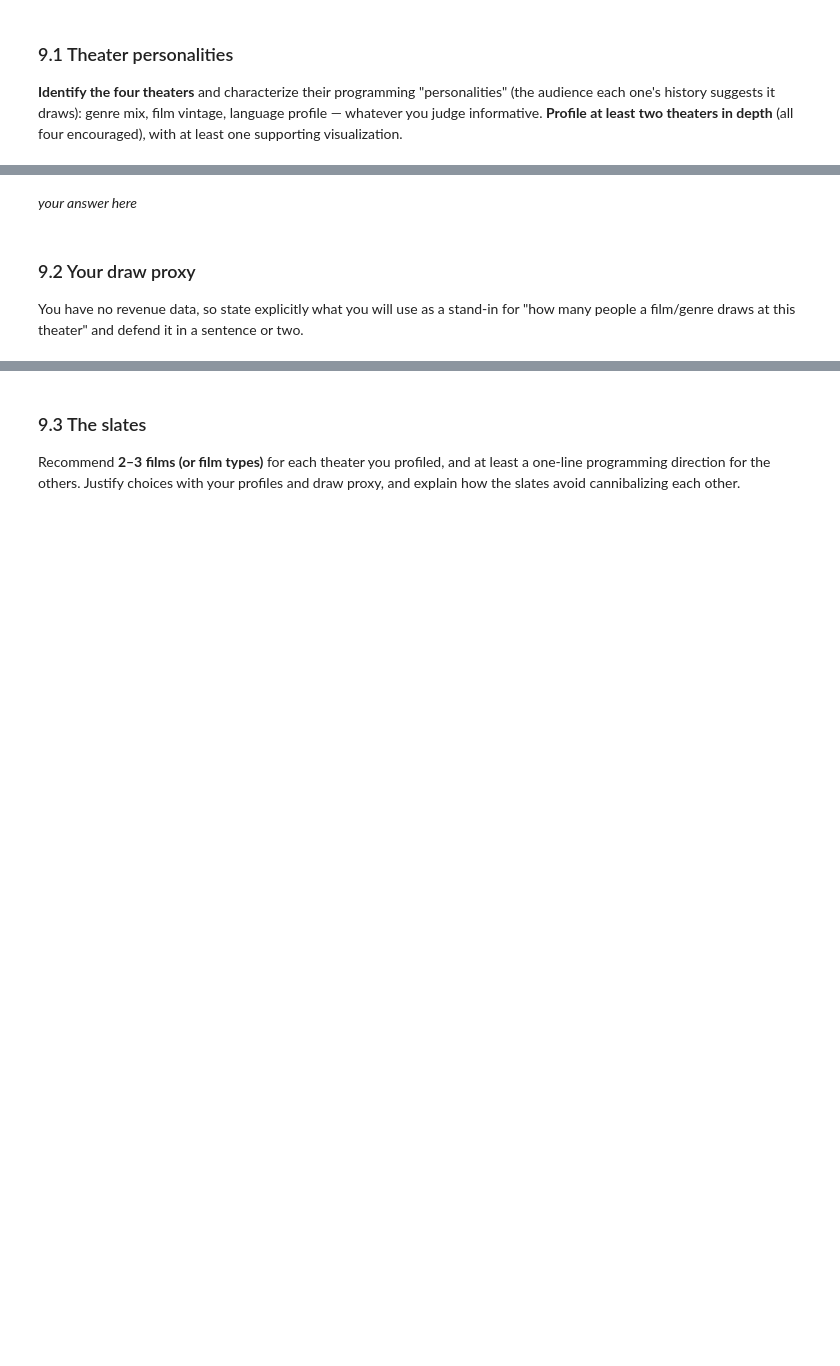
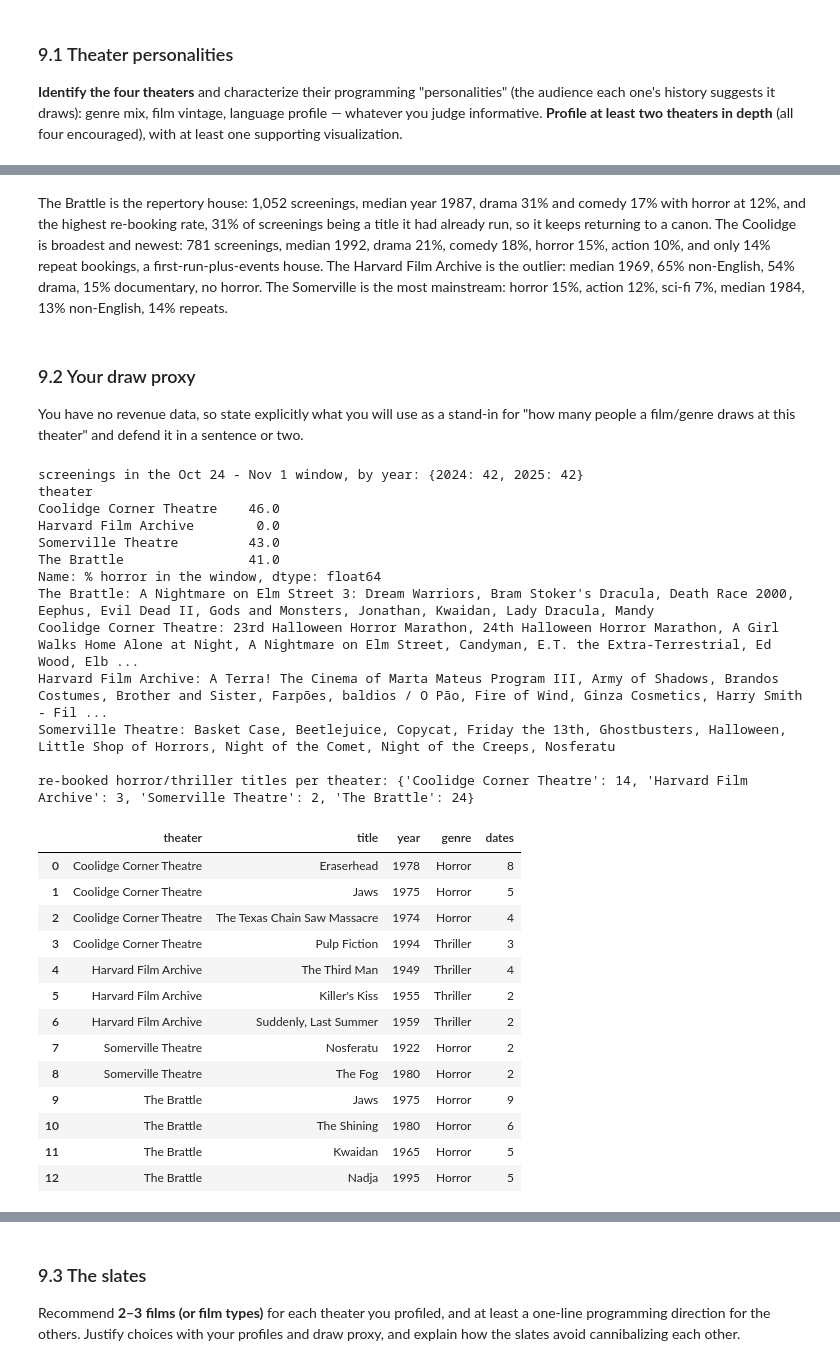
Before and after one commit to qqgjyx/AC-209A, a Jupyter notebook: homeworks/cs1090a_hw1/cs1090a_hw1.ipynb, the cells around one changed output, grey strips where cells are left out. Drawn from its saved outputs; the diff is of its cells as text; code cells hidden in the pictures; blank space fills up the shorter version.

```diff
--- a/homeworks/cs1090a_hw1/cs1090a_hw1.ipynb
+++ b/homeworks/cs1090a_hw1/cs1090a_hw1.ipynb
@@ -847,10 +1134,50 @@ Produce a recommendation, supported by your data. There is no single right answe
 # %% [markdown]
-*your answer here*
+The Brattle is the repertory house: 1,052 screenings, median year 1987, drama 31% and comedy 17% with horror at 12%, and the highest re-booking rate, 31% of screenings being a title it had already run, so it keeps returning to a canon. The Coolidge is broadest and newest: 781 screenings, median 1992, drama 21%, comedy 18%, horror 15%, action 10%, and only 14% repeat bookings, a first-run-plus-events house. The Harvard Film Archive is the outlier: median 1969, 65% non-English, 54% drama, 15% documentary, no horror. The Somerville is the most mainstream: horror 15%, action 12%, sci-fi 7%, median 1984, 13% non-English, 14% repeats.
 # %% [markdown]
 ### 9.2 Your draw proxy
 
 You have no revenue data, so state explicitly what you will use as a stand-in for "how many people a film/genre draws at this theater" and defend it in a sentence or two.
 # %%
 # your code here
-...
+d = four['screen_date']
+window = four[((d.dt.month == 10) & (d.dt.day >= 24)) | ((d.dt.month == 11) & (d.dt.day <= 1))]
+print('screenings in the Oct 24 - Nov 1 window, by year:', window['screen_date'].dt.year.value_counts().sort_index().to_dict())
+print(window.groupby('theater', observed=True)['genre'].apply(lambda s: (s == 'Horror').mean() * 100).round(0).rename('% horror in the window'))
+for t in top4:
+    print(f"{t}: {', '.join(sorted(set(window.loc[window['theater'] == t, 'title']))[:10])}")
+
+rebooked = (four[four['genre'].isin(['Horror', 'Thriller'])]
+            .groupby(['theater', 'title', 'year', 'genre'], observed=True)['screen_date'].nunique()
+            .rename('dates').reset_index().query('dates >= 2')
+            .sort_values(['theater', 'dates'], ascending=[True, False]))
+print('\nre-booked horror/thriller titles per theater:', rebooked.groupby('theater', observed=True).size().to_dict())
+display.display(rebooked.groupby('theater', observed=True).head(4).reset_index(drop=True))
+# %% [output]
+screenings in the Oct 24 - Nov 1 window, by year: {2024: 42, 2025: 42}
+theater
+Coolidge Corner Theatre    46.0
+Harvard Film Archive        0.0
+Somerville Theatre         43.0
+The Brattle                41.0
+Name: % horror in the window, dtype: float64
+The Brattle: A Nightmare on Elm Street 3: Dream Warriors, Bram Stoker's Dracula, Death Race 2000, Eephus, Evil Dead II, Gods and Monsters, Jonathan, Kwaidan, Lady Dracula, Mandy
+Coolidge Corner Theatre: 23rd Halloween Horror Marathon, 24th Halloween Horror Marathon, A Girl Walks Home Alone at Night, A Nightmare on Elm Street, Candyman, E.T. the Extra-Terrestrial, Ed Wood, Elb ...
+Harvard Film Archive: A Terra! The Cinema of Marta Mateus Program III, Army of Shadows, Brandos Costumes, Brother and Sister, Farpões, baldios / O Pão, Fire of Wind, Ginza Cosmetics, Harry Smith - Fil ...
+Somerville Theatre: Basket Case, Beetlejuice, Copycat, Friday the 13th, Ghostbusters, Halloween, Little Shop of Horrors, Night of the Comet, Night of the Creeps, Nosferatu
+
+re-booked horror/thriller titles per theater: {'Coolidge Corner Theatre': 14, 'Harvard Film Archive': 3, 'Somerville Theatre': 2, 'The Brattle': 24}
+|  | theater | title | year | genre | dates |
+| 0 | Coolidge Corner Theatre | Eraserhead | 1978 | Horror | 8 |
+| 1 | Coolidge Corner Theatre | Jaws | 1975 | Horror | 5 |
+| 2 | Coolidge Corner Theatre | The Texas Chain Saw Massacre | 1974 | Horror | 4 |
+| 3 | Coolidge Corner Theatre | Pulp Fiction | 1994 | Thriller | 3 |
+| 4 | Harvard Film Archive | The Third Man | 1949 | Thriller | 4 |
+| 5 | Harvard Film Archive | Killer's Kiss | 1955 | Thriller | 2 |
+| 6 | Harvard Film Archive | Suddenly, Last Summer | 1959 | Thriller | 2 |
+| 7 | Somerville Theatre | Nosferatu | 1922 | Horror | 2 |
+| 8 | Somerville Theatre | The Fog | 1980 | Horror | 2 |
+| 9 | The Brattle | Jaws | 1975 | Horror | 9 |
+| 10 | The Brattle | The Shining | 1980 | Horror | 6 |
+| 11 | The Brattle | Kwaidan | 1965 | Horror | 5 |
+| 12 | The Brattle | Nadja | 1995 | Horror | 5 |
 # %% [markdown]
```
Also changed, not shown: parts of 30 cells of this notebook, 5 other files.
